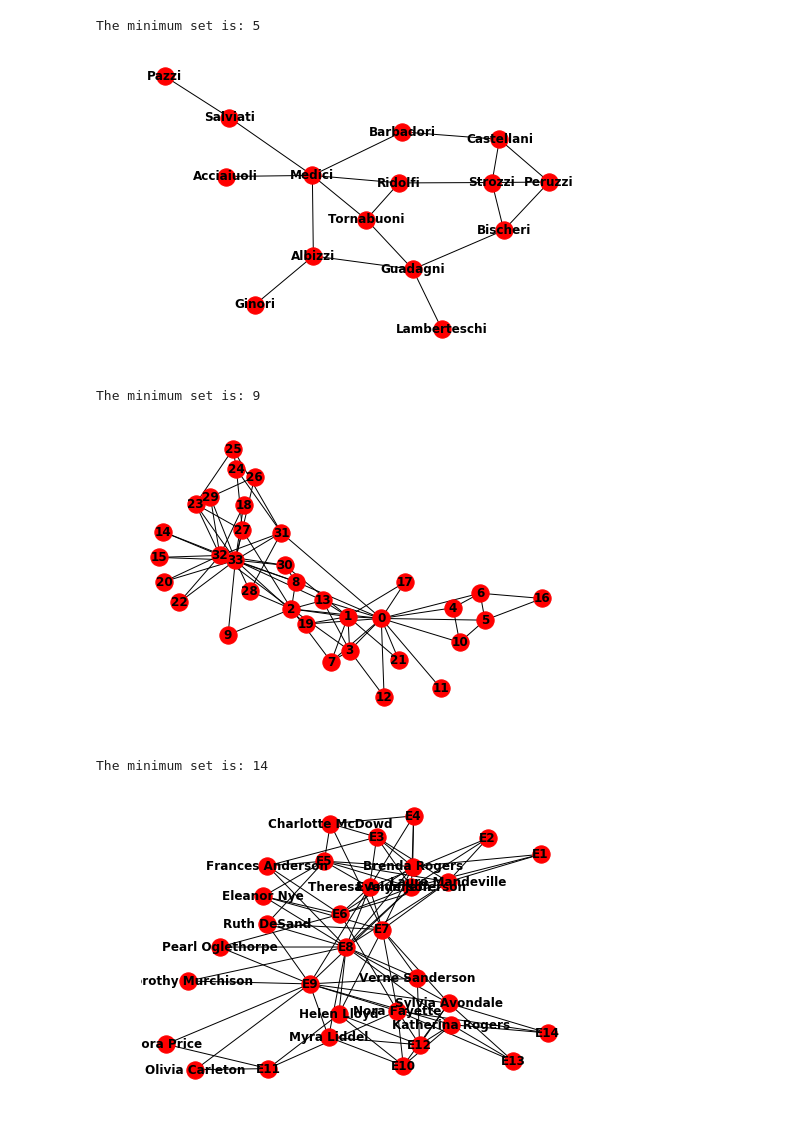
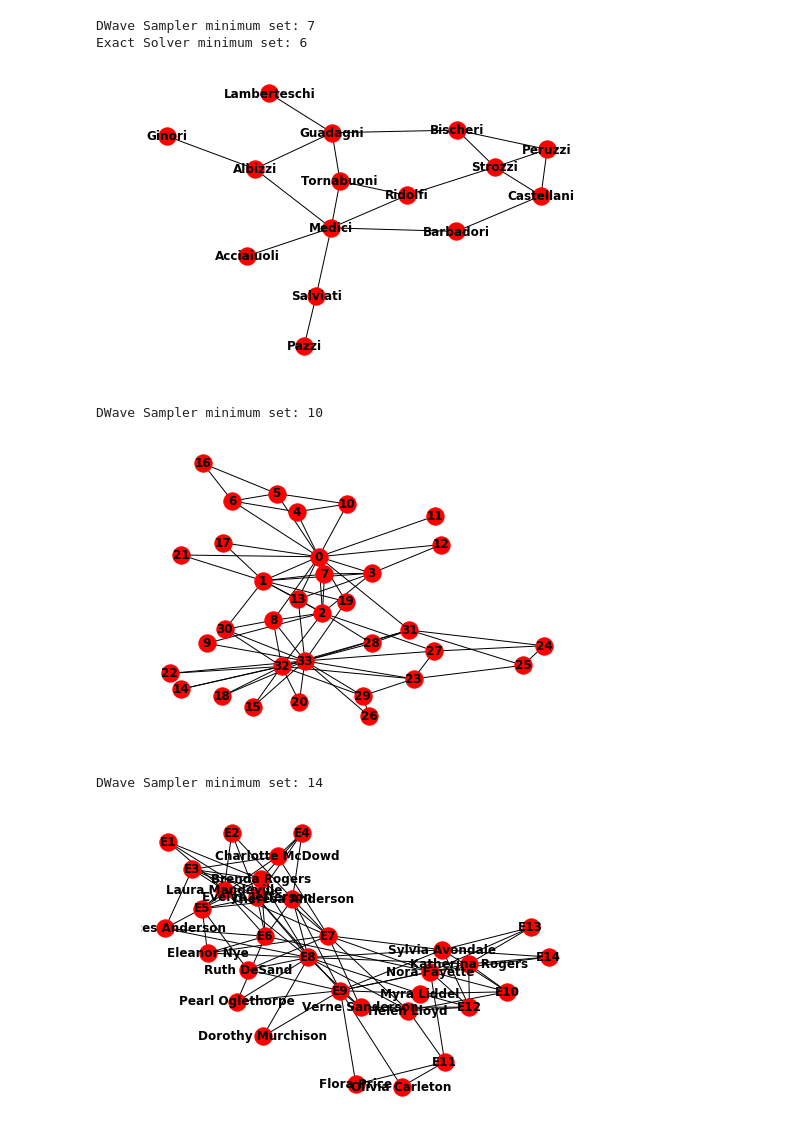
Before and after one commit to CalogeroZarbo/quantum_training, a Jupyter notebook: DWave-Challenges/dwave_problem10.ipynb, the cells around one changed output. Cells and saved outputs as stored; diff of their text form; code cells hidden in the pictures.

```diff
--- a/DWave-Challenges/dwave_problem10.ipynb
+++ b/DWave-Challenges/dwave_problem10.ipynb
@@ -25,41 +35,38 @@ def min_set_max_cut(G, verbose = False):
         return len(max_cut_complementary)
 # %%
 # Florentine Families Graph
-
-num_shots = 10
-dwave_samples = []
+florentine_dwave_samples = []
 florentine_families = nx.florentine_families_graph()
 nx.draw(florentine_families, with_labels=True, font_weight='bold')
-for _ in range(num_shots):
-    dwave_samples.append(min_set_max_cut(G=florentine_families))
-
-print('The minimum set is:', min(dwave_samples))
+for _ in range(num_repeats):
+    florentine_dwave_samples.append(min_set_max_cut(G=florentine_families, num_shots=shots,verbose=False, exact_solver= False))
+print('DWave Sampler minimum set:', min(florentine_dwave_samples))
+print('Exact Solver minimum set:', min_set_max_cut(G=florentine_families, verbose=False, exact_solver= True))
 # %% [output]
-The minimum set is: 5
+DWave Sampler minimum set: 7
+Exact Solver minimum set: 6
-[figure, old version]
+[figure, new version]
 # %%
 # Karate Club Graph
-num_shots = 10
-dwave_samples = []
+karate_dwave_samples = []
 karate_club = nx.karate_club_graph()
 nx.draw(karate_club, with_labels=True, font_weight='bold')
-for _ in range(num_shots):
-    dwave_samples.append(min_set_max_cut(G=karate_club))
-
-print('The minimum set is:', min(dwave_samples))
+for _ in range(num_repeats):
+    karate_dwave_samples.append(min_set_max_cut(G=karate_club, num_shots=shots, verbose=False, exact_solver = False))
+print('DWave Sampler minimum set:', min(karate_dwave_samples))
+#print('Exact Solver minimum set:', min_set_max_cut(G=karate_club, verbose=False, exact_solver= True))
 # %% [output]
-The minimum set is: 9
+DWave Sampler minimum set: 10
-[figure, old version]
+[figure, new version]
 # %%
 # Davis Southern Women Club Graph
-num_shots = 10
-dwave_samples = []
+davis_dwave_samples = []
 davis_southern_women = nx.davis_southern_women_graph()
 nx.draw(davis_southern_women, with_labels=True, font_weight='bold')
-for _ in range(num_shots):
-    dwave_samples.append(min_set_max_cut(G=davis_southern_women))
-
-print('The minimum set is:', min(dwave_samples))
+for _ in range(num_repeats):
+    davis_dwave_samples.append(min_set_max_cut(G=davis_southern_women, num_shots=shots,verbose=False, exact_solver = False))
+print('DWave Sampler minimum set:', min(davis_dwave_samples))
+#print('Exact Solver minimum set:', min_set_max_cut(G=davis_southern_women, verbose=False, exact_solver= True))
 # %% [output]
-The minimum set is: 14
+DWave Sampler minimum set: 14
-[figure, old version]
+[figure, new version]
```
Also changed, not shown: parts of 1 cell of this notebook.
